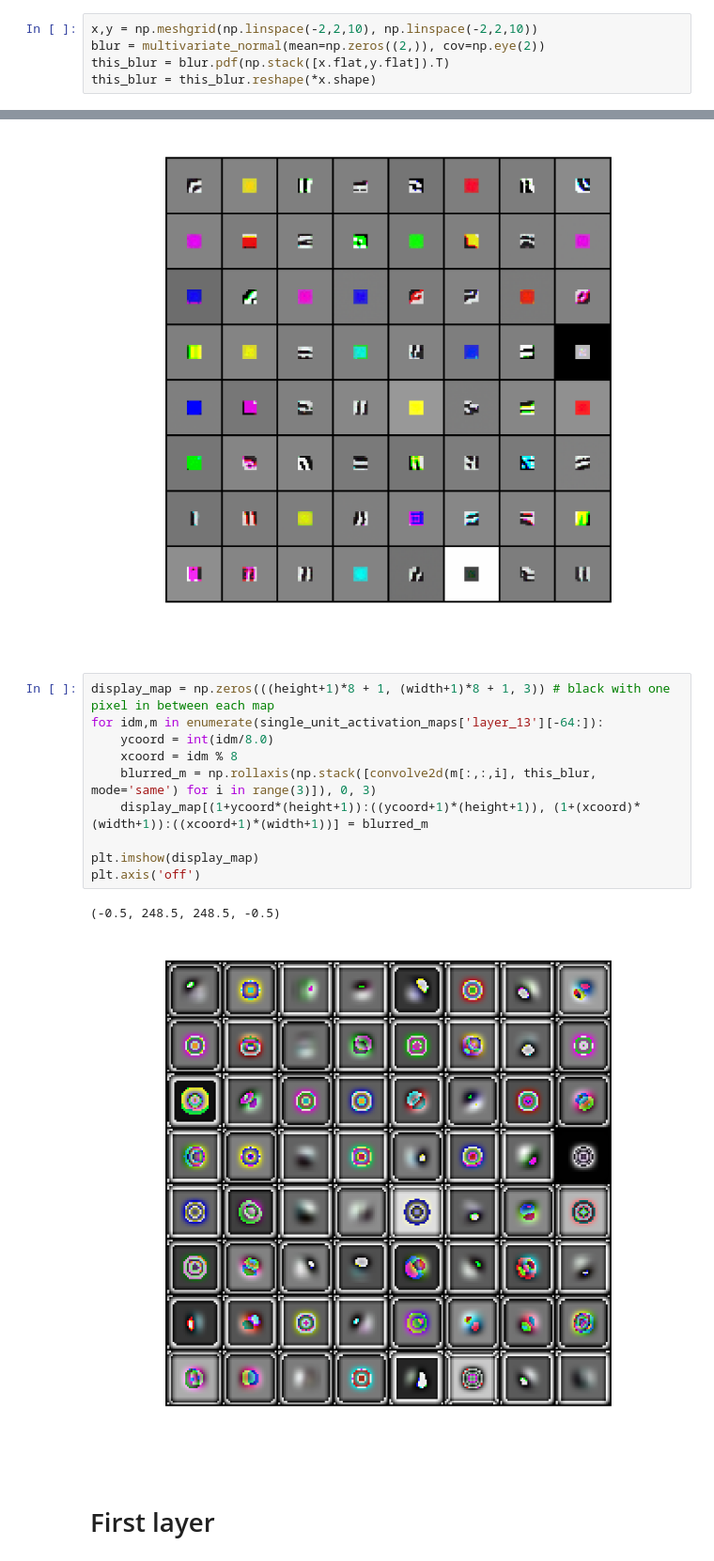
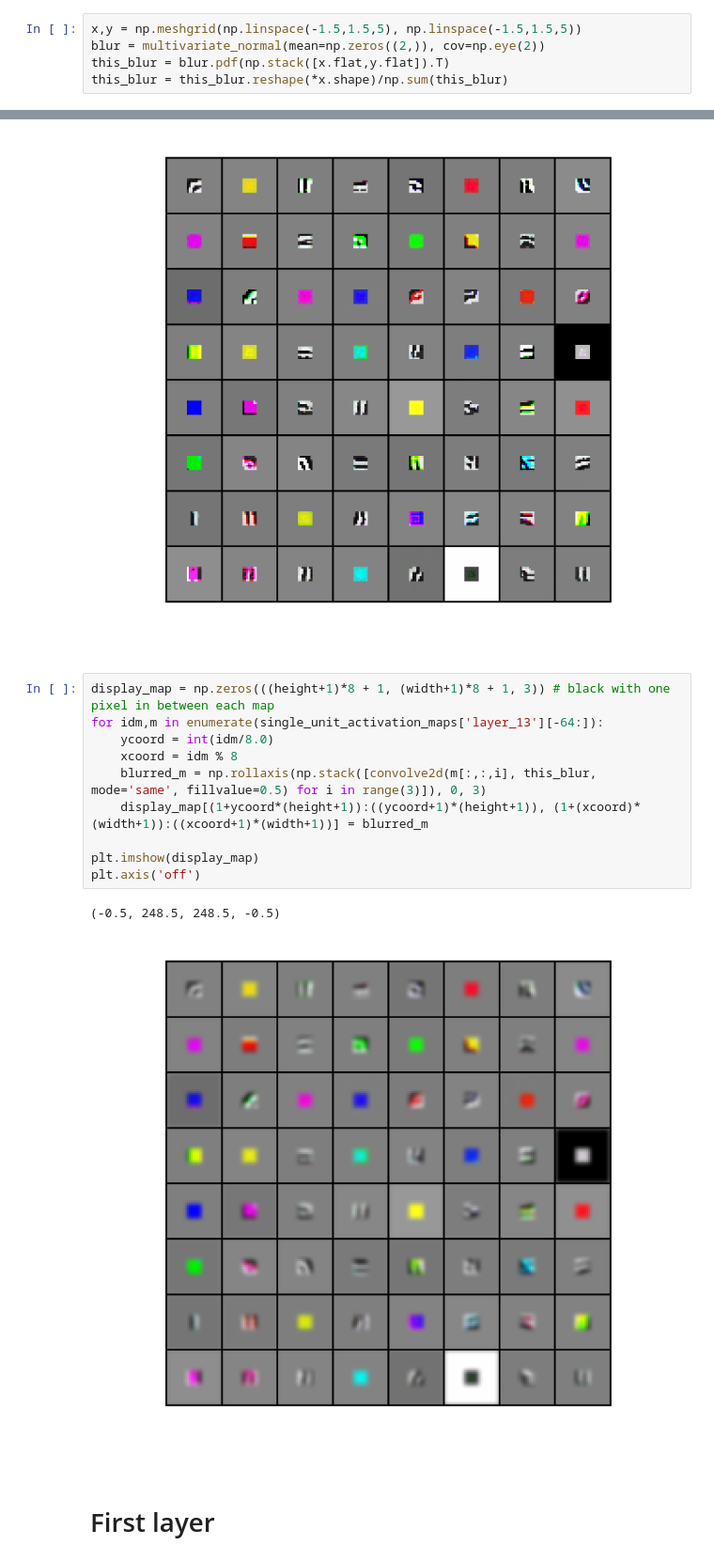
Before and after one commit to lmcintosh/ipython-notebooks, a Jupyter notebook: tutorials/Tutorials - Image Gradients for VGG-16.ipynb, the cells around one changed output, grey strips where cells are left out. Shown at 94% size. Cells and saved outputs as stored; diff of their text form.

Commit message:
visualizing conv5_3 layer in VGG16

```diff
--- a/tutorials/Tutorials - Image Gradients for VGG-16.ipynb
+++ b/tutorials/Tutorials - Image Gradients for VGG-16.ipynb
@@ -865,10 +865,10 @@ single_unit_activation_maps.keys()
 # %% [output]
 dict_keys(['layer_13'])
 # %%
-x,y = np.meshgrid(np.linspace(-2,2,10), np.linspace(-2,2,10))
+x,y = np.meshgrid(np.linspace(-1.5,1.5,5), np.linspace(-1.5,1.5,5))
 blur = multivariate_normal(mean=np.zeros((2,)), cov=np.eye(2))
 this_blur = blur.pdf(np.stack([x.flat,y.flat]).T)
-this_blur = this_blur.reshape(*x.shape)
+this_blur = this_blur.reshape(*x.shape)/np.sum(this_blur)
 # %%
 plt.imshow(this_blur)
 # %% [output]
@@ -889,16 +889,16 @@ plt.axis('off')
 # %%
 display_map = np.zeros(((height+1)*8 + 1, (width+1)*8 + 1, 3)) # black with one pixel in between each map
 for idm,m in enumerate(single_unit_activation_maps['layer_13'][-64:]):
     ycoord = int(idm/8.0)
     xcoord = idm % 8
-    blurred_m = np.rollaxis(np.stack([convolve2d(m[:,:,i], this_blur, mode='same') for i in range(3)]), 0, 3)
+    blurred_m = np.rollaxis(np.stack([convolve2d(m[:,:,i], this_blur, mode='same', fillvalue=0.5) for i in range(3)]), 0, 3)
     display_map[(1+ycoord*(height+1)):((ycoord+1)*(height+1)), (1+(xcoord)*(width+1)):((xcoord+1)*(width+1))] = blurred_m
 
 plt.imshow(display_map)
 plt.axis('off')
 # %% [output]
 (-0.5, 248.5, 248.5, -0.5)
-[figure, old version]
+[figure, new version]
 # %% [markdown]
 # First layer
 # %%
```
Also changed, not shown: parts of 12 cells of this notebook.
